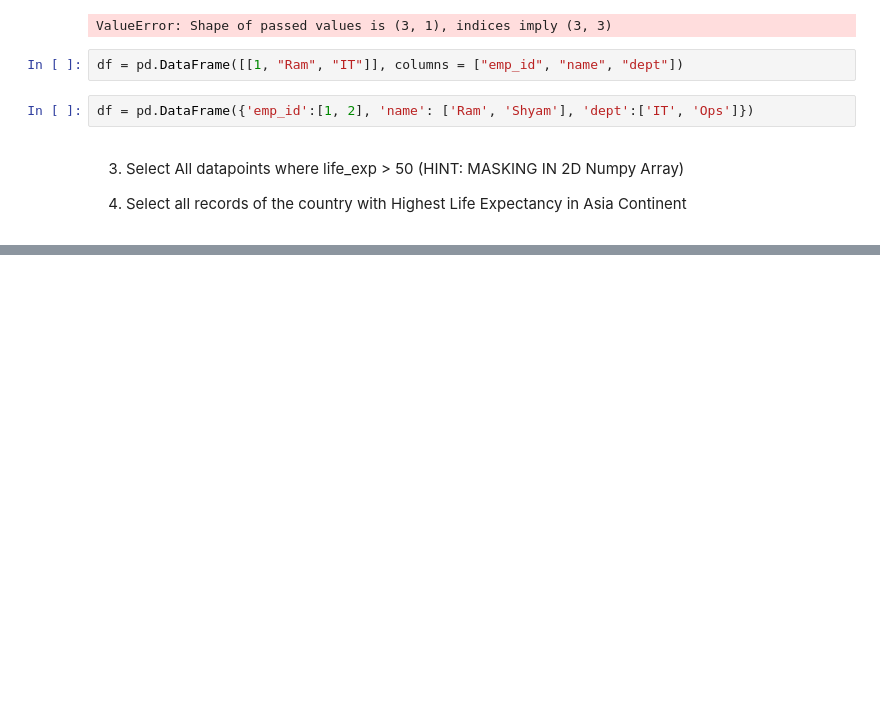
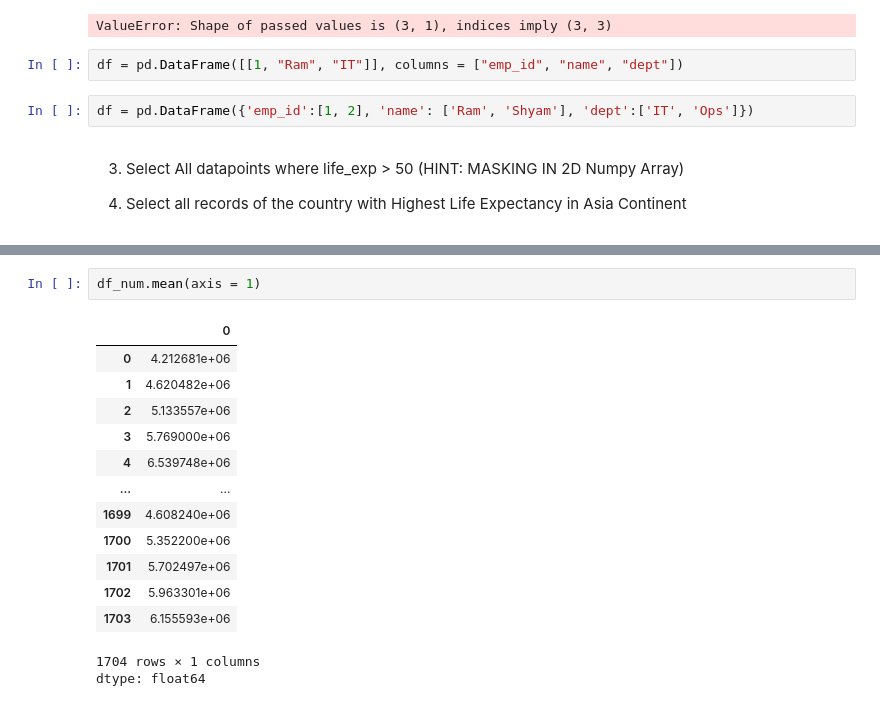
Before and after one commit to SachinScaler/DAV1Aug24, a Jupyter notebook: Pandas_2|Lecture.ipynb, the cells around one changed output, grey strips where cells are left out. Saved outputs shown, nothing was run; the diff lists cells and outputs as text; blank space fills up the shorter version.

```diff
--- a/Pandas_2|Lecture.ipynb
+++ b/Pandas_2|Lecture.ipynb
@@ -719,0 +766,17 @@ df = pd.DataFrame({'emp_id':[1, 2], 'name': ['Ram', 'Shyam'], 'dept':['IT', 'Ops
+# %%
+df_num.mean(axis = 1)
+# %% [output]
+|  | 0 |
+| 0 | 4.212681e+06 |
+| 1 | 4.620482e+06 |
+| 2 | 5.133557e+06 |
+| 3 | 5.769000e+06 |
+| 4 | 6.539748e+06 |
+| ... | ... |
+| 1699 | 4.608240e+06 |
+| 1700 | 5.352200e+06 |
+| 1701 | 5.702497e+06 |
+| 1702 | 5.963301e+06 |
+| 1703 | 6.155593e+06 |
+1704 rows × 1 columns
+dtype: float64
```
Also changed, not shown: parts of 5 cells of this notebook.
